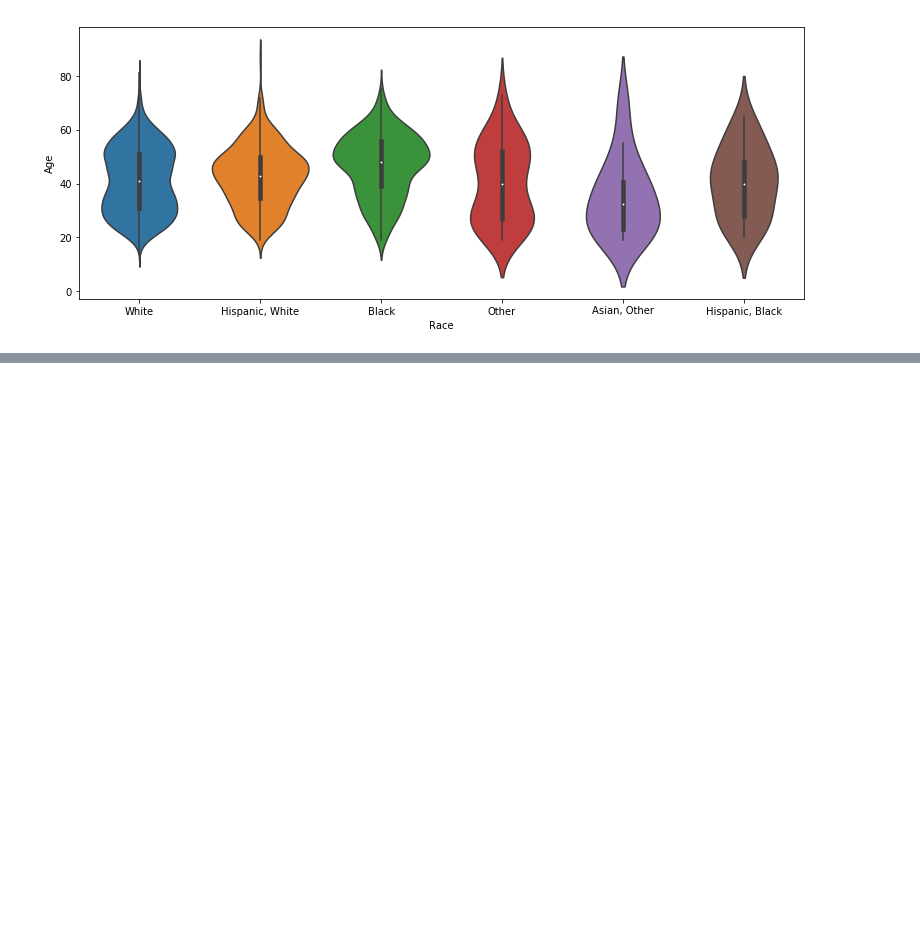
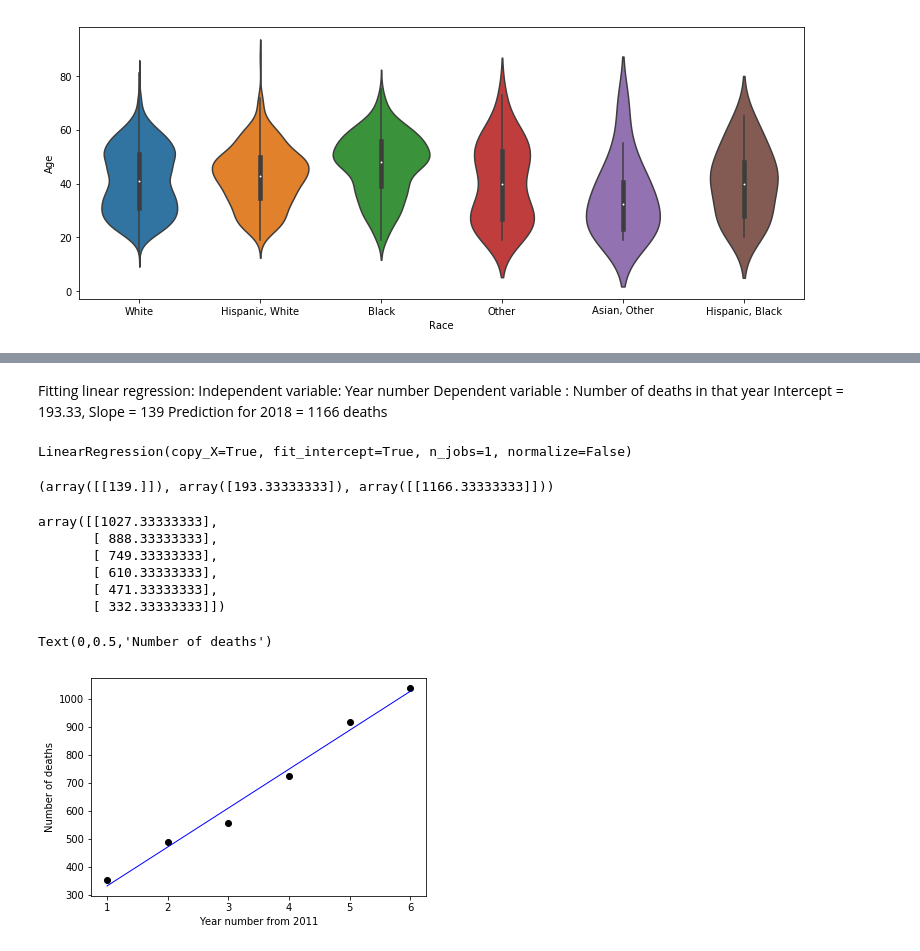
Before and after one commit to yayunl/DataViz-Project1, a Jupyter notebook: Code/sex_age_distribution.ipynb, the cells around one changed output, grey strips where cells are left out. Saved outputs shown, nothing was run; the diff lists cells and outputs as text; code cells hidden in the pictures; blank space fills up the shorter version.

```diff
--- a/Code/sex_age_distribution.ipynb
+++ b/Code/sex_age_distribution.ipynb
@@ -185,0 +177,5 @@ plt.show()
+# %%
+num_deaths_by_year = pd.DataFrame()
+num_deaths_by_year["Total Deaths"]= results_df["Year"].value_counts()
+num_deaths_by_year["Year Number"] = num_deaths_by_year.index - 2011
+num_deaths_by_year
@@ -185,0 +190,35 @@ plt.show()
+# %% [markdown]
+Fitting linear regression:
+Independent variable: Year number
+Dependent variable : Number of deaths in that year
+Intercept = 193.33, Slope = 139
+Prediction for 2018 = 1166 deaths
+# %%
+regr = LinearRegression()
+# %%
+regr.fit(num_deaths_by_year[["Year Number"]],num_deaths_by_year[["Total Deaths"]] )
+# %% [output]
+LinearRegression(copy_X=True, fit_intercept=True, n_jobs=1, normalize=False)
+# %%
+regr.coef_, regr.intercept_, regr.predict(X=7)
+# %% [output]
+(array([[139.]]), array([193.33333333]), array([[1166.33333333]]))
+# %%
+year_nums = range(1,7)
+mortality_pred = regr.predict(num_deaths_by_year[["Year Number"]])
+mortality_pred
+# %% [output]
+array([[1027.33333333],
+       [ 888.33333333],
+       [ 749.33333333],
+       [ 610.33333333],
+       [ 471.33333333],
+       [ 332.33333333]])
+# %%
+plt.scatter(num_deaths_by_year[["Year Number"]], num_deaths_by_year[["Total Deaths"]], color="black")
+plt.plot(num_deaths_by_year[["Year Number"]], mortality_pred, color="blue", linewidth=1)
+plt.xlabel("Year number from 2011")
+plt.ylabel("Number of deaths")
+# %% [output]
+Text(0,0.5,'Number of deaths')
+[figure, added]
```
Also changed, not shown: parts of 25 cells of this notebook, 2 other files.
